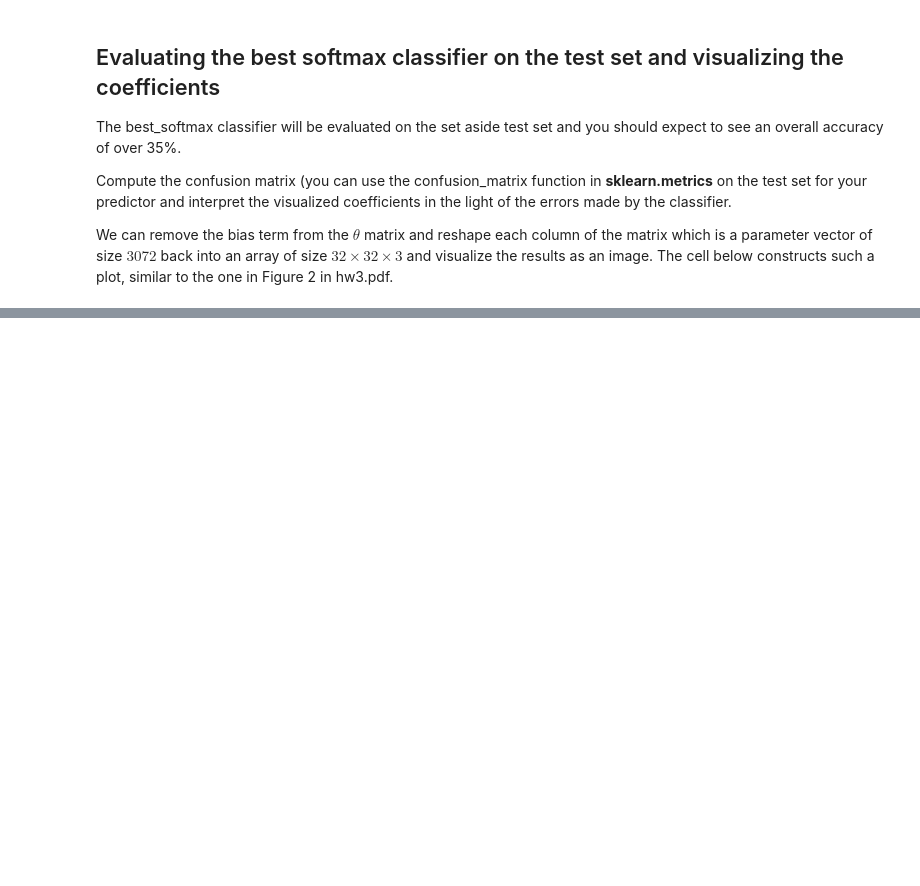
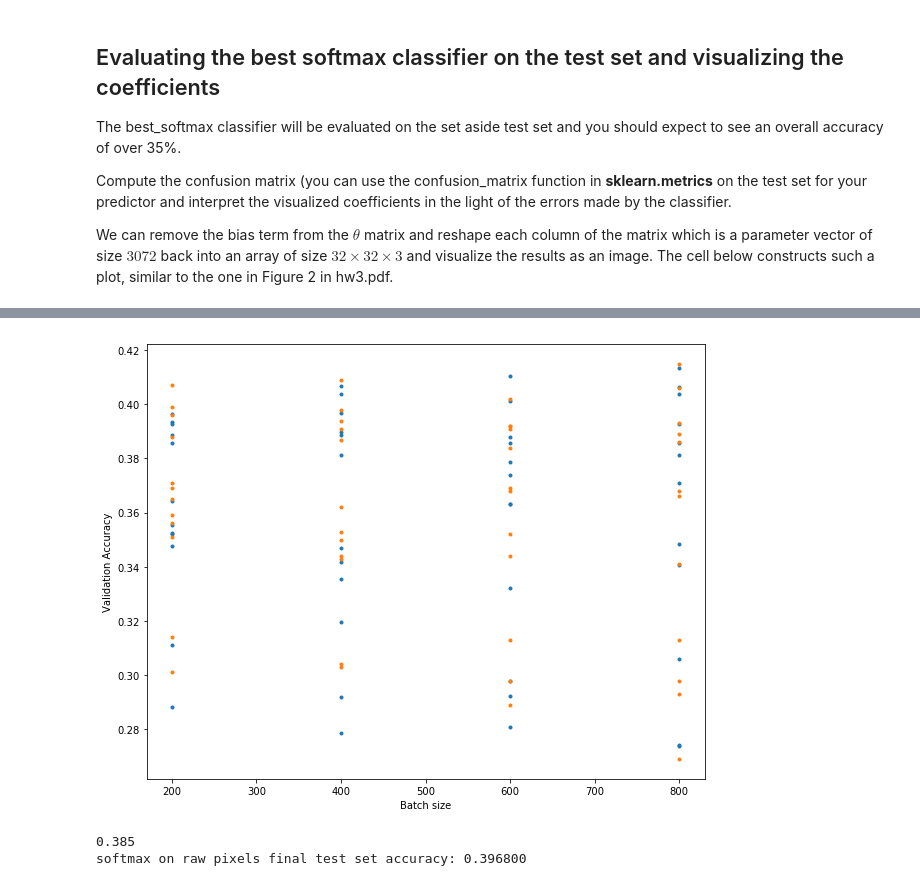
Before and after one commit to PootieT/stat_machine_learning_hw3, a Jupyter notebook: softmax_cifar.ipynb, the cells around one changed output, grey strips where cells are left out. Drawn from its saved outputs; the diff is of its cells as text; code cells hidden in the pictures; blank space fills up the shorter version.

```diff
--- a/softmax_cifar.ipynb
+++ b/softmax_cifar.ipynb
@@ -303,0 +422,27 @@ We chose a batch size of 400 and 4000 iterations for our previous experiments. E
+# %%
+X = []
+Y = []
+for lr, reg, batch in results:
+    X.append(batch)
+    Y.append(results[(lr,reg,batch)])
+plt.plot(X,Y,'.')
+plt.xlabel('Batch size')
+plt.ylabel('Validation Accuracy')
+plt.show()
+# %% [output]
+[figure, added]
+# %%
+test = linear_classifier.Softmax()
+lr = 5e-6
+reg =  5.0e5
+batch_size = 800
+inv = 2400
+test.train(X_train, y_train, learning_rate = lr, reg = reg, num_iters = inv, batch_size = batch_size, verbose=False)
+predy_val = test.predict(X_val)
+print np.sum([1 for i in range(len(y_val)) if y_val[i] == predy_val[i] ]) / float(len(y_val))
+y_test_pred = best_softmax.predict(X_test)
+test_accuracy = np.mean(y_test == y_test_pred)
+print 'softmax on raw pixels final test set accuracy: %f' % (test_accuracy, )
+# %% [output]
+0.385
+softmax on raw pixels final test set accuracy: 0.396800
```
Also changed, not shown: parts of 9 cells of this notebook, 1 other file.
